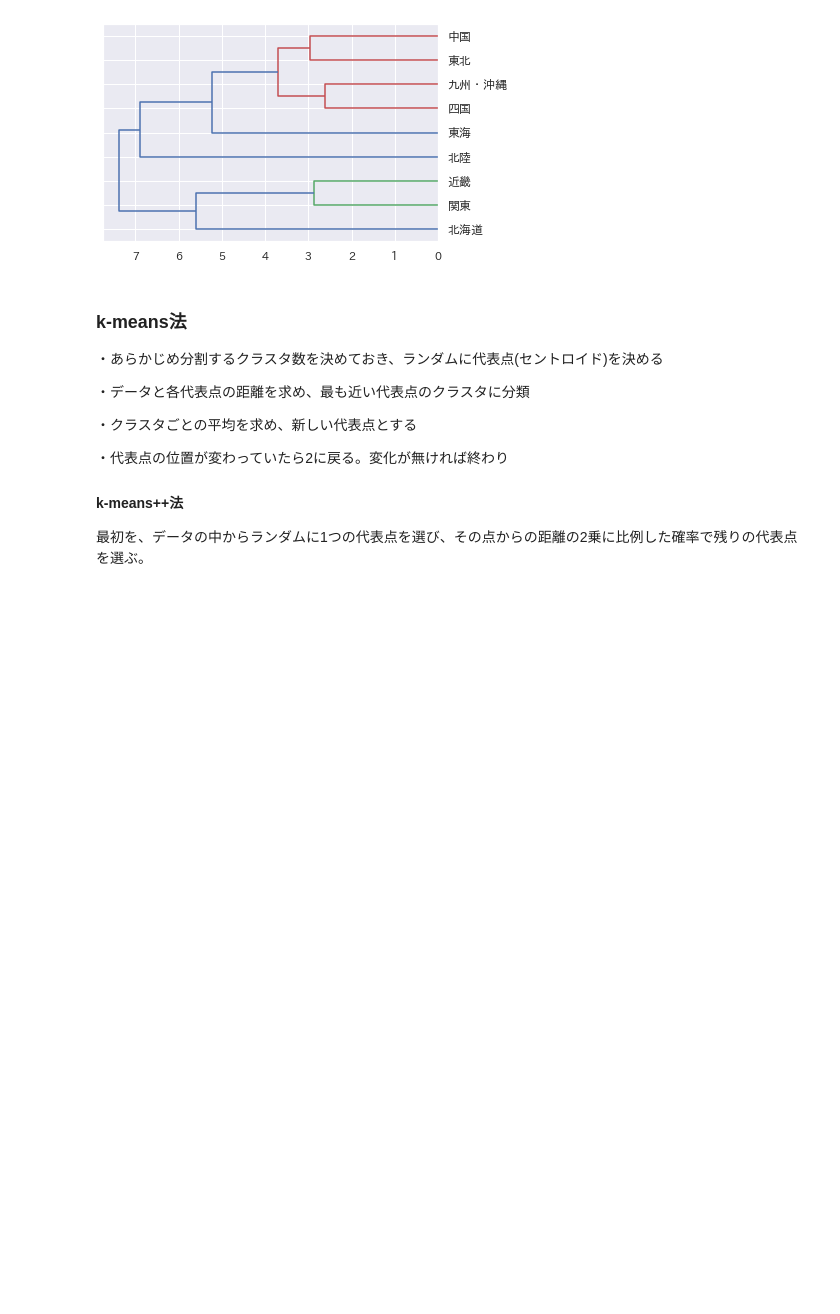
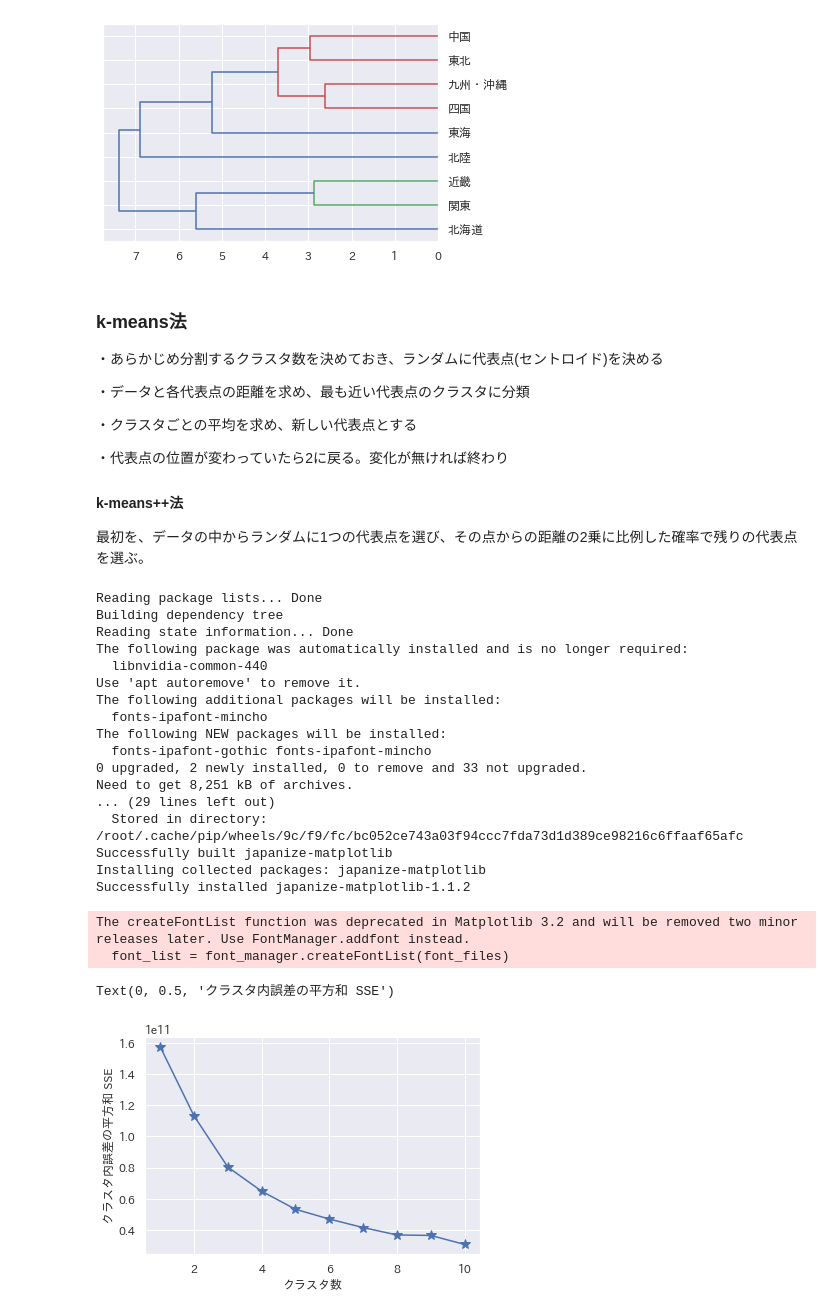
Before and after one commit to anko191/Python_Kaggle, a Jupyter notebook: jsonload.ipynb, the cells around one changed output. Cells and saved outputs as stored; diff of their text form; code cells hidden in the pictures; blank space fills up the shorter version.

```diff
--- a/jsonload.ipynb
+++ b/jsonload.ipynb
@@ -434,3 +399,49 @@ The createFontList function was deprecated in Matplotlib 3.2 and will be removed
 
 #### k-means++法
  最初を、データの中からランダムに1つの代表点を選び、その点からの距離の2乗に比例した確率で残りの代表点を選ぶ。
+# %%
+import pandas as pd
+df = pd.read_csv("/content/drive/My Drive/Colab Notebooks/clustering/Wholesale_customers_data.csv")
+# %%
+sub_cols = df[['Fresh','Milk','Grocery','Frozen','Detergents_Paper','Delicassen']]
+# %%
+# clustering
+# elbor法
+!apt-get -y install fonts-ipafont-gothic
+!rm /root/.cache/matplotlib/fontlist-v300.json
+!pip install japanize-matplotlib
+import matplotlib.pyplot as plt
+from sklearn.cluster import KMeans
+import japanize_matplotlib #日本語化matplotlib
+import seaborn as sns
+sns.set(font="IPAexGothic") #日本語フォント設定
+dist_list = []
+for i in range(1,11):
+    kmeans = KMeans(init = 'random', n_clusters = i, random_state = 0)
+    y_km = kmeans.fit(sub_cols)
+    dist_list.append(kmeans.inertia_)
+plt.plot(range(1,11), dist_list, marker='*', markersize=10)
+plt.xlabel('クラスタ数')
+plt.ylabel('クラスタ内誤差の平方和 SSE')
+# %% [output]
+Reading package lists... Done
+Building dependency tree
+Reading state information... Done
+The following package was automatically installed and is no longer required:
+  libnvidia-common-440
+Use 'apt autoremove' to remove it.
+The following additional packages will be installed:
+  fonts-ipafont-mincho
+The following NEW packages will be installed:
+  fonts-ipafont-gothic fonts-ipafont-mincho
+0 upgraded, 2 newly installed, 0 to remove and 33 not upgraded.
+Need to get 8,251 kB of archives.
+... (29 lines left out)
+  Stored in directory: /root/.cache/pip/wheels/9c/f9/fc/bc052ce743a03f94ccc7fda73d1d389ce98216c6ffaaf65afc
+Successfully built japanize-matplotlib
+Installing collected packages: japanize-matplotlib
+Successfully installed japanize-matplotlib-1.1.2
+The createFontList function was deprecated in Matplotlib 3.2 and will be removed two minor releases later. Use FontManager.addfont instead.
+  font_list = font_manager.createFontList(font_files)
+Text(0, 0.5, 'クラスタ内誤差の平方和 SSE')
+[figure, added]
```
Also changed, not shown: parts of 15 cells of this notebook.
